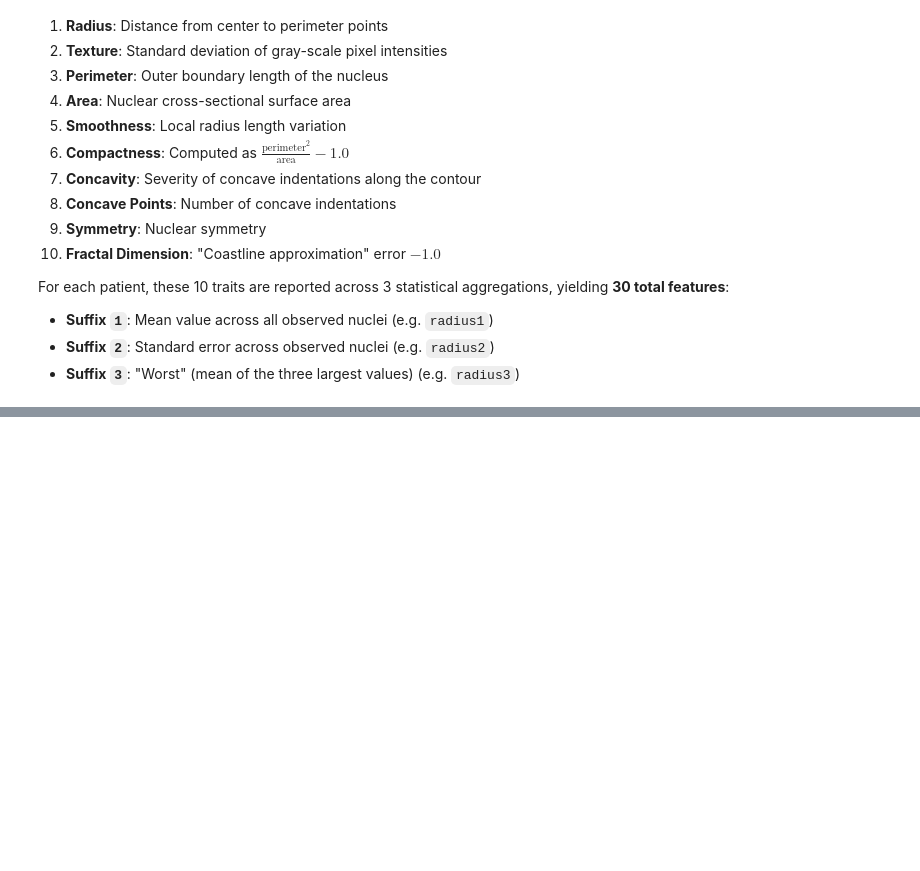
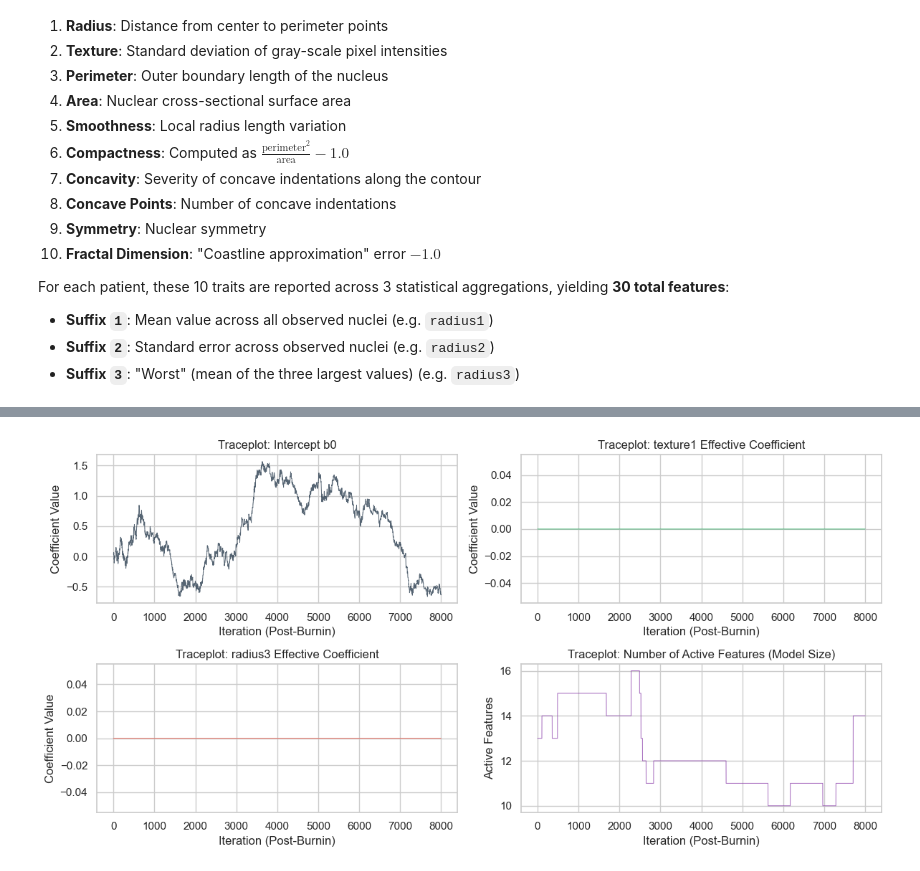
Before and after one commit to lowell-monis/msu-ai-workshops, a Jupyter notebook: workshops/workshop4/bayesian_logistic_regression_solution.ipynb, the cells around one changed output, grey strips where cells are left out. Drawn from its saved outputs; the diff is of its cells as text; code cells hidden in the pictures; blank space fills up the shorter version.

```diff
--- a/workshops/workshop4/bayesian_logistic_regression_solution.ipynb
+++ b/workshops/workshop4/bayesian_logistic_regression_solution.ipynb
@@ -580,0 +411,35 @@ results_summary.head(12).round(3)
+# %%
+# MCMC Diagnostic Plots: Parameter Traceplots & Active Model Size
+fig, axes = plt.subplots(2, 2, figsize=(12, 6))
+
+# Traceplot of Intercept b0
+axes[0, 0].plot(b_draws[:, 0], color='#2c3e50', linewidth=0.7, alpha=0.8)
+axes[0, 0].set_title('Traceplot: Intercept b0')
+axes[0, 0].set_xlabel('Iteration (Post-Burnin)')
+axes[0, 0].set_ylabel('Coefficient Value')
+
+# Traceplot of texture1 (Mean Texture)
+idx_tex = feature_cols.index('texture1') + 1
+axes[0, 1].plot(beta_eff_draws[:, idx_tex], color='#27ae60', linewidth=0.7, alpha=0.8)
+axes[0, 1].set_title('Traceplot: texture1 Effective Coefficient')
+axes[0, 1].set_xlabel('Iteration (Post-Burnin)')
+axes[0, 1].set_ylabel('Coefficient Value')
+
+# Traceplot of radius3 (Worst Radius)
+idx_rad3 = feature_cols.index('radius3') + 1
+axes[1, 0].plot(beta_eff_draws[:, idx_rad3], color='#e74c3c', linewidth=0.7, alpha=0.8)
+axes[1, 0].set_title('Traceplot: radius3 Effective Coefficient')
+axes[1, 0].set_xlabel('Iteration (Post-Burnin)')
+axes[1, 0].set_ylabel('Coefficient Value')
+
+# Traceplot of Active Model Size (Number of Selected Features)
+active_features = np.sum(z_draws, axis=1)
+axes[1, 1].plot(active_features, color='#8e44ad', linewidth=0.7, alpha=0.8)
+axes[1, 1].set_title('Traceplot: Number of Active Features (Model Size)')
+axes[1, 1].set_xlabel('Iteration (Post-Burnin)')
+axes[1, 1].set_ylabel('Active Features')
+
+plt.tight_layout()
+plt.show()
+# %% [output]
+[figure, added]
```
Also changed, not shown: parts of 49 cells of this notebook, 2 other files.
